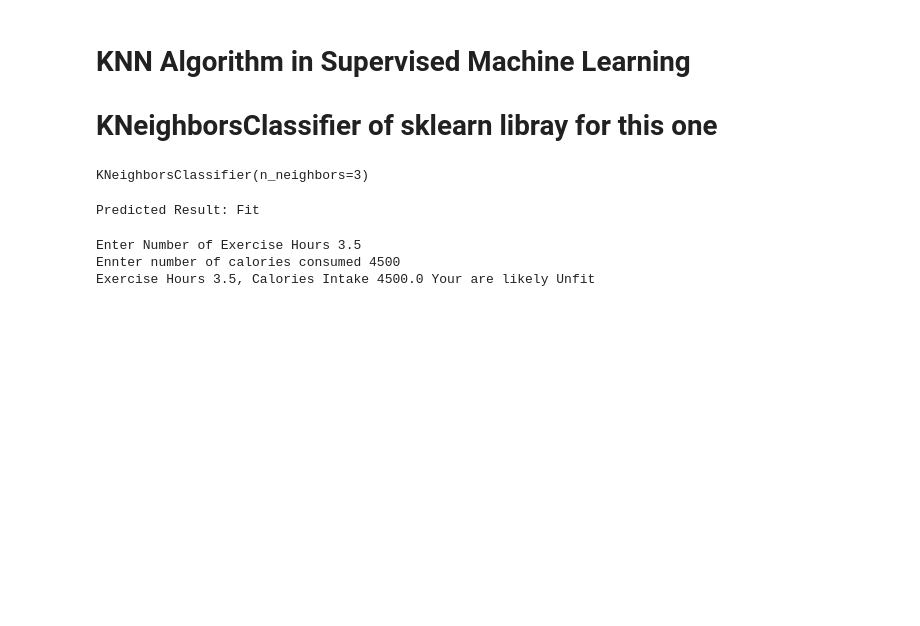
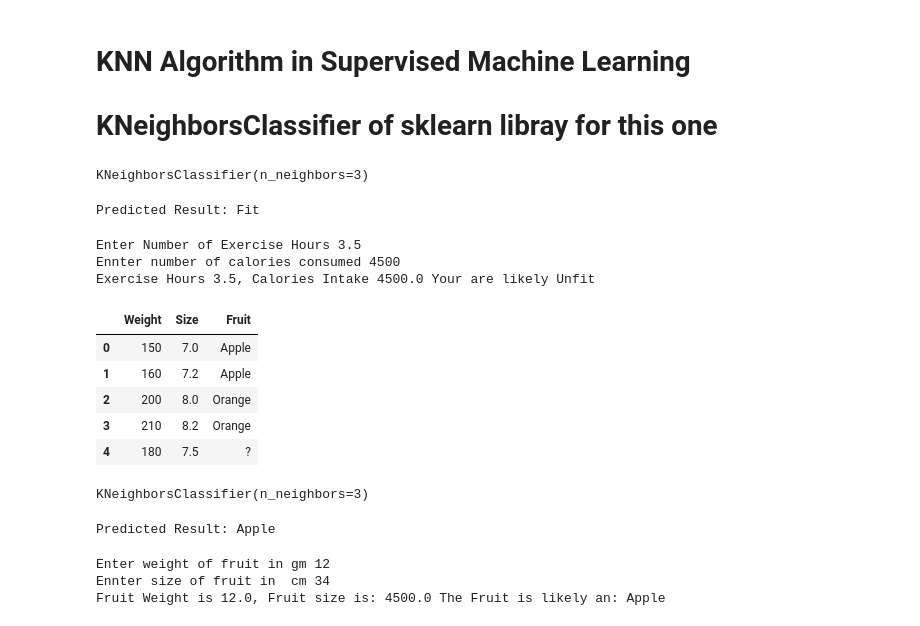
Before and after one commit to salman1256/aimltraining, a Jupyter notebook: Day-16/KNNAlgorithms.ipynb, the cells around one changed output. Drawn from its saved outputs; the diff is of its cells as text; code cells hidden in the pictures; blank space fills up the shorter version.

```diff
--- a/Day-16/KNNAlgorithms.ipynb
+++ b/Day-16/KNNAlgorithms.ipynb
@@ -44,3 +44,14 @@ Ennter number of calories consumed 4500
 Exercise Hours 3.5, Calories Intake 4500.0 Your are likely Unfit
 # %%
 import pandas as pd
+# %%
+#collect the data
+df = pd.read_csv('fruit_data.csv')
+df
+# %% [output]
+|  | Weight | Size | Fruit |
+| 0 | 150 | 7.0 | Apple |
+| 1 | 160 | 7.2 | Apple |
+| 2 | 200 | 8.0 | Orange |
+| 3 | 210 | 8.2 | Orange |
+| 4 | 180 | 7.5 | ? |
@@ -46,0 +65,22 @@ import pandas as pd
+# %%
+# traine the Model
+model.fit(X,y)
+# %% [output]
+KNeighborsClassifier(n_neighbors=3)
+# %%
+# new_fruit = [[120, 2]]  # 190 gm size is 9 cm
+new_fruit=pd.DataFrame([[120, 2]],columns=['Weight','Size'])
+pred = model.predict(new_fruit)
+print("Predicted Result:", pred[0])
+# %% [output]
+Predicted Result: Apple
+# %%
+fruit_weight=float(input('Enter weight of fruit in gm'))
+fruit_size=float(input('Ennter size of fruit in  cm'))
+our_fruit=pd.DataFrame([[fruit_weight, fruit_size]],columns=['Weight','Size'])
+pred_fruit=model.predict(our_fruit)
+print(f'Fruit Weight is {fruit_weight}, Fruit size is: {cal_intake} The Fruit is likely an: {pred_fruit[0]}')
+# %% [output]
+Enter weight of fruit in gm 12
+Ennter size of fruit in  cm 34
+Fruit Weight is 12.0, Fruit size is: 4500.0 The Fruit is likely an: Apple
```
Also changed, not shown: parts of 2 cells of this notebook, 1 other file.
